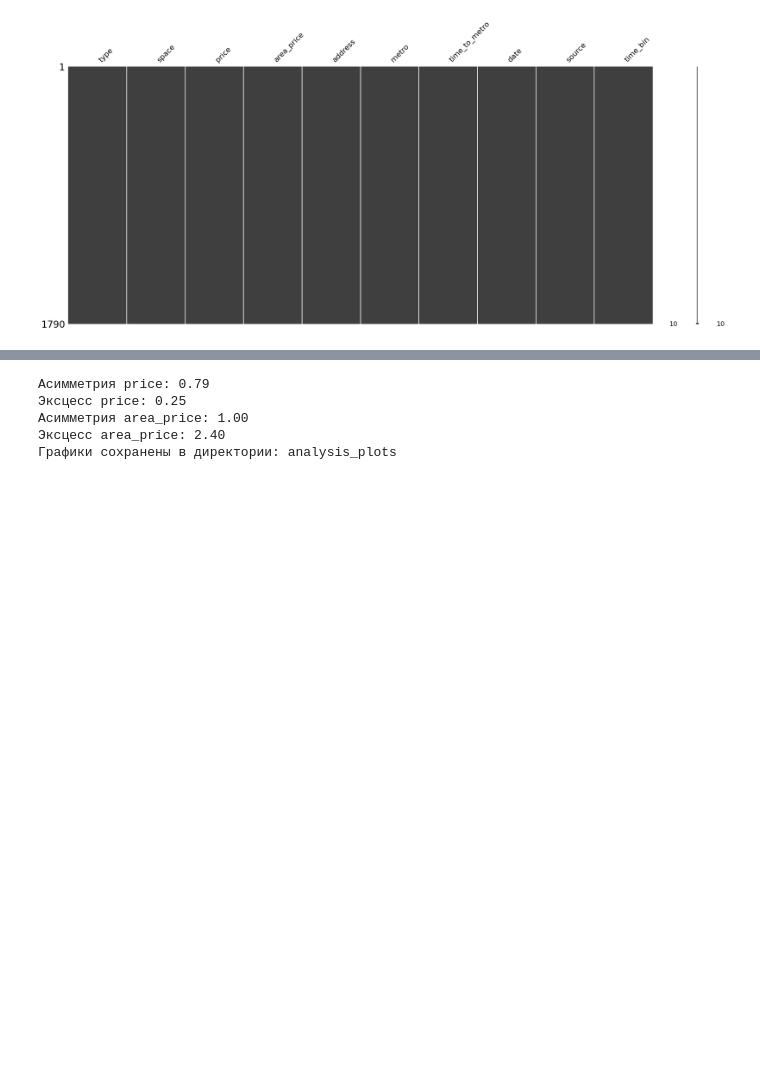
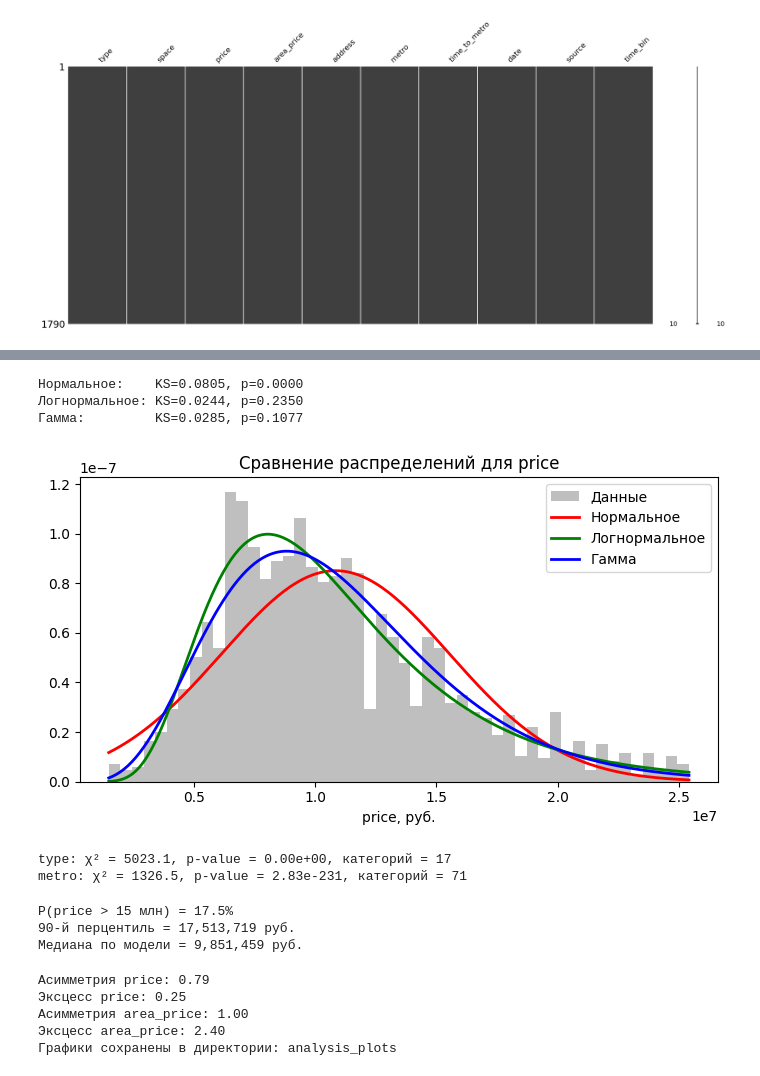
Before and after one commit to colosss/realestateparser, a Jupyter notebook: src/analitic_script_2.ipynb, the cells around one changed output, grey strips where cells are left out. Saved outputs shown, nothing was run; the diff lists cells and outputs as text; code cells hidden in the pictures; blank space fills up the shorter version.

```diff
--- a/src/analitic_script_2.ipynb
+++ b/src/analitic_script_2.ipynb
@@ -235,3 +433,74 @@ if space_col in df.columns and price_col in df.columns and property_type_col in
+# %%
+from scipy.stats import kstest, norm, lognorm, gamma
+
+data = df[price_col].values
+
+# Нормальное
+p_norm = norm.fit(data)
+ks_norm, p_norm_p = kstest(data, 'norm', args=p_norm)
+
+# Логнормальное
+p_lognorm = lognorm.fit(data, floc=0)
+ks_lognorm, p_lognorm_p = kstest(data, 'lognorm', args=p_lognorm)
+
+# Гамма
+p_gamma = gamma.fit(data, floc=0)
+ks_gamma, p_gamma_p = kstest(data, 'gamma', args=p_gamma)
+
+print(f"Нормальное:    KS={ks_norm:.4f}, p={p_norm_p:.4f}")
+print(f"Логнормальное: KS={ks_lognorm:.4f}, p={p_lognorm_p:.4f}")
+print(f"Гамма:         KS={ks_gamma:.4f}, p={p_gamma_p:.4f}")
+# %% [output]
+Нормальное:    KS=0.0805, p=0.0000
+Логнормальное: KS=0.0244, p=0.2350
+Гамма:         KS=0.0285, p=0.1077
+# %%
+x = np.linspace(data.min(), data.max(), 300)
+fig, ax = plt.subplots(figsize=(7, 4))
+ax.hist(data, bins=50, density=True, alpha=0.5, color='gray', label='Данные')
+ax.plot(x, norm.pdf(x, *p_norm), 'r-', lw=2, label='Нормальное')
+ax.plot(x, lognorm.pdf(x, *p_lognorm), 'g-', lw=2, label='Логнормальное')
+ax.plot(x, gamma.pdf(x, *p_gamma), 'b-', lw=2, label='Гамма')
+ax.set_xlabel('price, руб.')
+ax.set_title('Сравнение распределений для price')
+ax.legend()
+plt.tight_layout()
+plt.savefig('price_distributions.png', dpi=150)
+plt.show()
+# %% [output]
+[figure, added]
+# %%
+from scipy.stats import chisquare
+
+for col in [property_type_col, metro_col ]:
+    counts = df[col].value_counts().values
+    chi2, p = chisquare(counts)
+    print(f"{col}: χ² = {chi2:.1f}, p-value = {p:.2e}, категорий = {len(counts)}")
+# %% [output]
+type: χ² = 5023.1, p-value = 0.00e+00, категорий = 17
+metro: χ² = 1326.5, p-value = 2.83e-231, категорий = 71
+# %%
+from scipy.stats import lognorm
+
+# Используй реальные mu и sigma из np.log(df['price'])
+mu = np.log(df[price_col]).mean()
+sigma = np.log(df[price_col]).std()
+
+# P(price > 15 млн)
+p1 = lognorm.sf(15_000_000, s=sigma, scale=np.exp(mu))
+print(f"P(price > 15 млн) = {p1:.1%}")
+
+# 90-й перцентиль
+q90 = lognorm.ppf(0.90, s=sigma, scale=np.exp(mu))
+print(f"90-й перцентиль = {q90:,.0f} руб.")
+
+# Медиана по модели
+median_model = np.exp(mu)
+print(f"Медиана по модели = {median_model:,.0f} руб.")
+# %% [output]
+P(price > 15 млн) = 17.5%
+90-й перцентиль = 17,513,719 руб.
+Медиана по модели = 9,851,459 руб.
 # %%
 for col in [price_col, area_price_col]:
     if col in df.columns:
```
Also changed, not shown: parts of 9 cells of this notebook, 9 other files.
